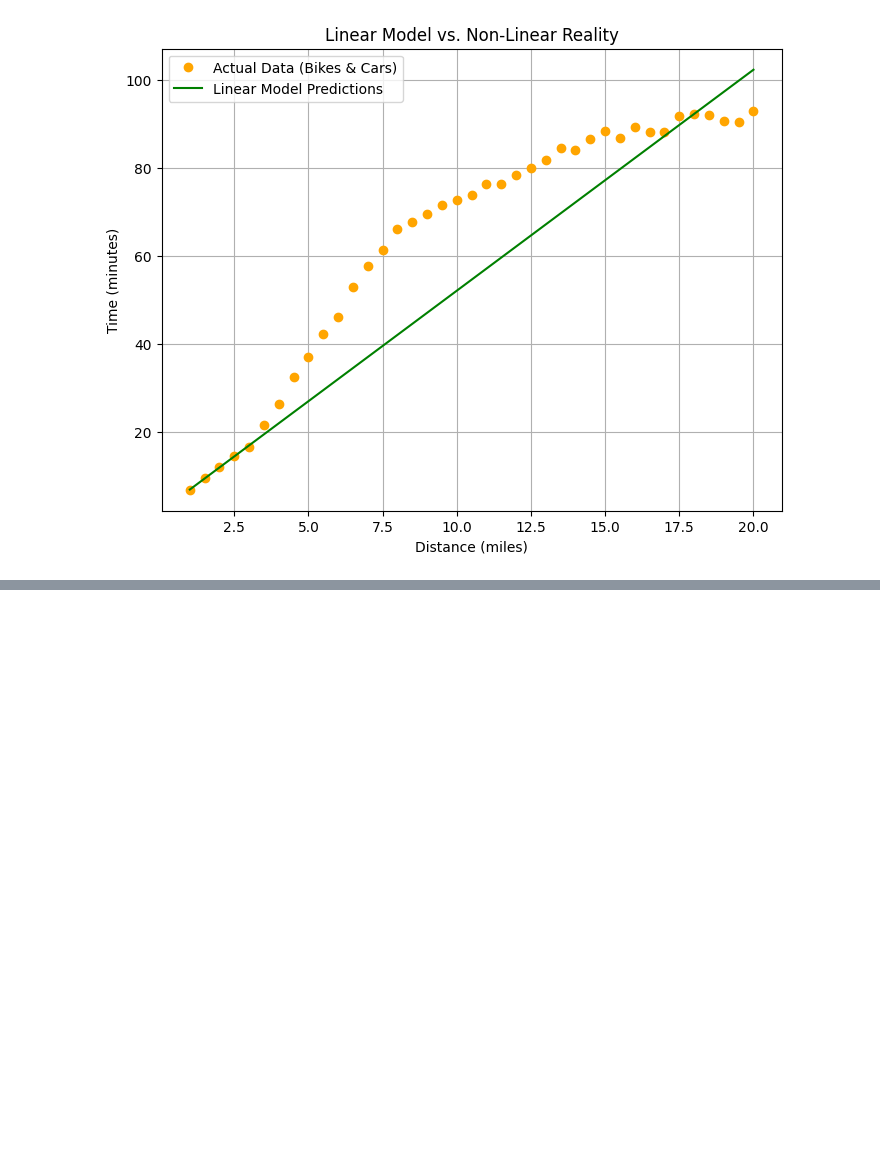
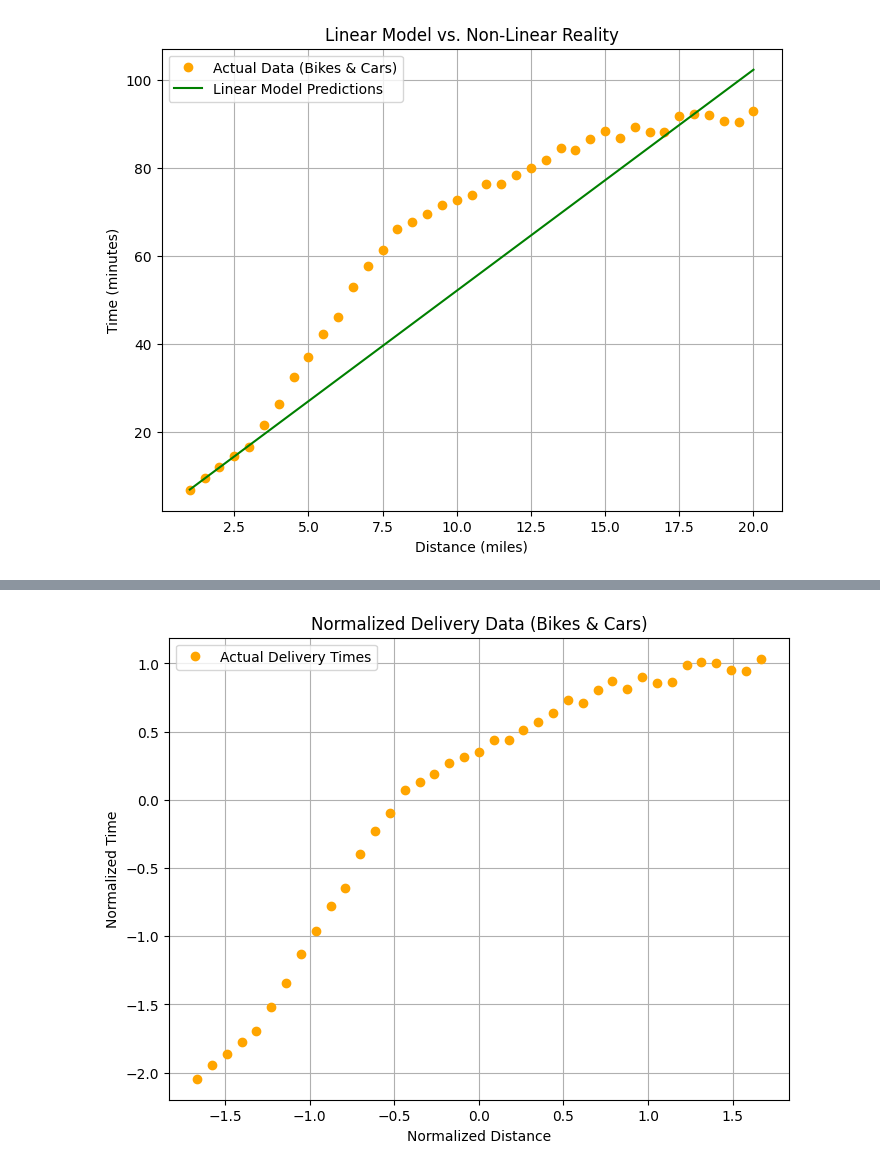
Before and after one commit to AparimeyaTiwari/AI_ENGINEERING_JOURNEY, a Jupyter notebook: BASIC_LIBRARIES/pytorch_learning/basics.ipynb, the cells around one changed output, grey strips where cells are left out. Cells and saved outputs as stored; diff of their text form; code cells hidden in the pictures; blank space fills up the shorter version.

```diff
--- a/BASIC_LIBRARIES/pytorch_learning/basics.ipynb
+++ b/BASIC_LIBRARIES/pytorch_learning/basics.ipynb
@@ -391,0 +487,40 @@ Loss on new, combined data: 179.26
+# %%
+import torch
+import torch.nn as nn
+import torch.optim as optim
+
+from helper_utils import *
+
+
+# Combined dataset: bikes for short distances, cars for longer ones
+distances = torch.tensor([
+    [1.0], [1.5], [2.0], [2.5], [3.0], [3.5], [4.0], [4.5], [5.0], [5.5],
+    [6.0], [6.5], [7.0], [7.5], [8.0], [8.5], [9.0], [9.5], [10.0], [10.5],
+    [11.0], [11.5], [12.0], [12.5], [13.0], [13.5], [14.0], [14.5], [15.0], [15.5],
+    [16.0], [16.5], [17.0], [17.5], [18.0], [18.5], [19.0], [19.5], [20.0]
+], dtype=torch.float32)
+
+# Corresponding delivery times in minutes
+times = torch.tensor([
+    [6.96], [9.67], [12.11], [14.56], [16.77], [21.7], [26.52], [32.47], [37.15], [42.35],
+    [46.1], [52.98], [57.76], [61.29], [66.15], [67.63], [69.45], [71.57], [72.8], [73.88],
+    [76.34], [76.38], [78.34], [80.07], [81.86], [84.45], [83.98], [86.55], [88.33], [86.83],
+    [89.24], [88.11], [88.16], [91.77], [92.27], [92.13], [90.73], [90.39], [92.98]
+], dtype=torch.float32)
+# %%
+#NORMALIZING DATA
+
+#normalizing distances
+distances_mean = distances.mean()
+distances_std = distances.std()
+
+#normalizing times
+times_mean = times.mean()
+times_std = times.std()
+
+distances_norm = (distances-distances_mean)/distances_std
+times_norm = (times-times_mean)/times_std
+# %%
+helper_utils.plot_data(distances_norm, times_norm, normalize=True)
+# %% [output]
+[figure, added]
```
Also changed, not shown: parts of 4 cells of this notebook, 2 other files.
